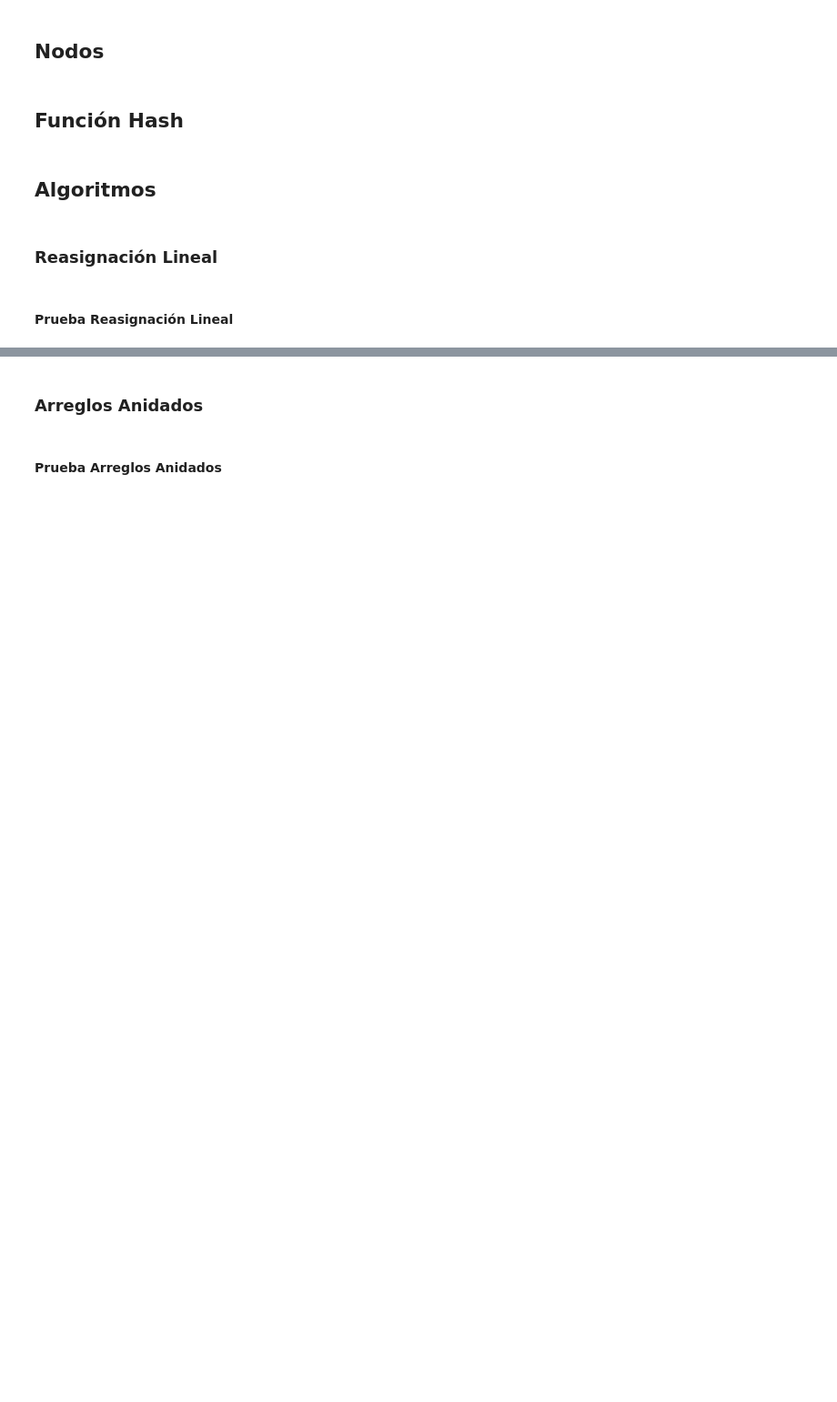
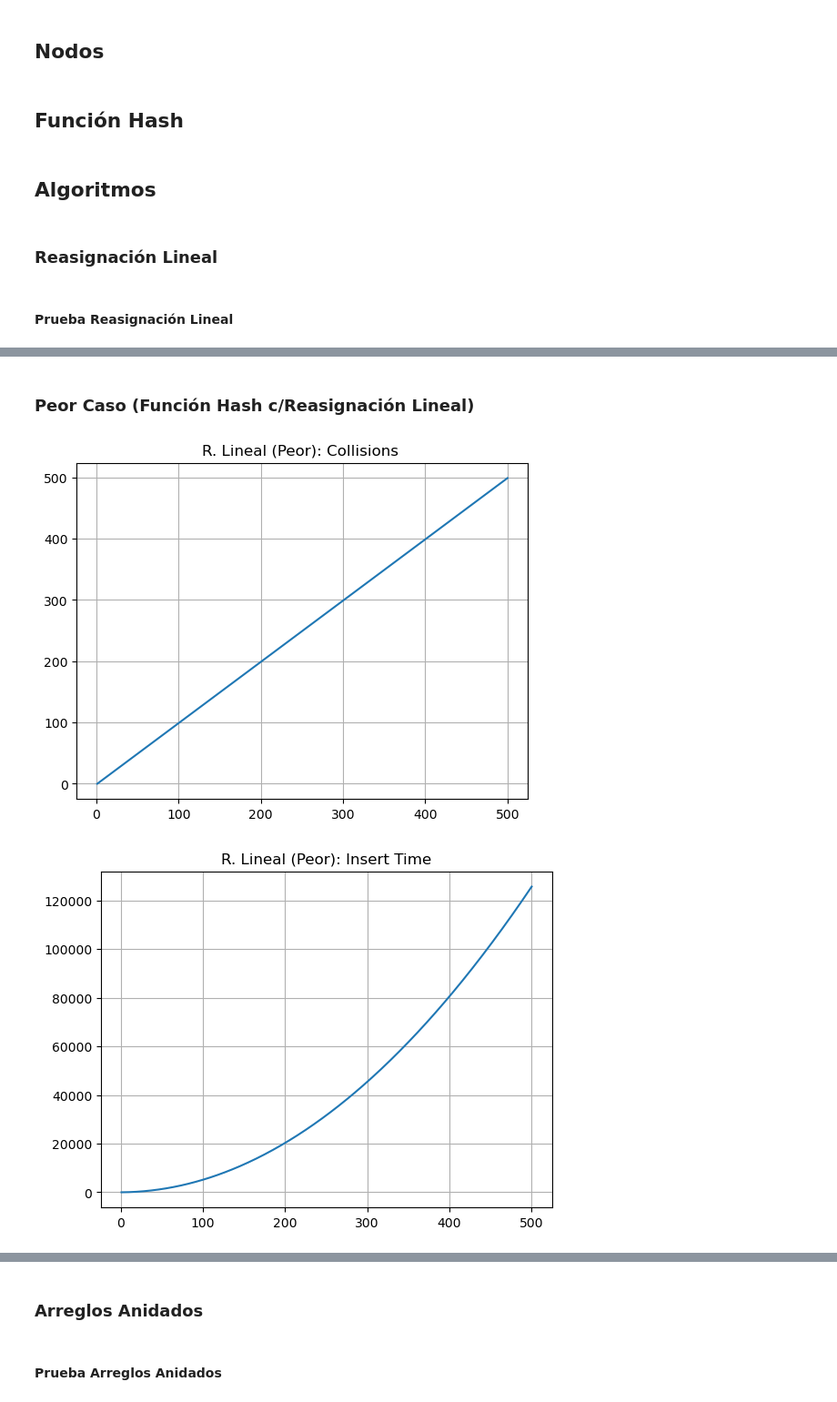
Before and after one commit to amglezb/EDA-II, a Jupyter notebook: GONZALEZ_BARRAGAN-PRACTICA_5/practica5.ipynb, the cells around one changed output, grey strips where cells are left out. Shown at 91% size. Saved outputs shown, nothing was run; the diff lists cells and outputs as text; code cells hidden in the pictures; blank space fills up the shorter version.

```diff
--- a/GONZALEZ_BARRAGAN-PRACTICA_5/practica5.ipynb
+++ b/GONZALEZ_BARRAGAN-PRACTICA_5/practica5.ipynb
@@ -179,0 +195,73 @@ for caso in casos:
+# %% [markdown]
+### **Peor Caso (Función Hash c/Reasignación Lineal)**
+# %%
+MAX = 500
+arr = new_arr("only", MAX, 0) # tipo de arreglo, tamaño, inicio
+aux = []
+
+x = []
+
+y = []
+y_collisions = []
+y_time = []
+y_space = []
+y_time_insert = []
+y_space_insert = []
+y_time_search = []
+y_space_search = []
+
+for j in range (len(arr)):
+    aux.append(arr[j])
+    table = [None] * len(aux)
+
+    i = 0 # - - - - - - - - - - Insertion - - - - - - - - - -
+    collisions = 0
+    time_insert = 0
+    space_insert = 0
+    while i < len(aux):
+        collision, time, space = insert_rea(table, aux[i])
+        collisions += collision
+        time_insert += time
+        space_insert += space
+        i += 1
+
+    key = arr[len(aux) - 1].value # - - - - - - - - - - Search - - - - - - - - - -
+    result, time_search, space_search = search_rea(table, key)
+
+    x.append(len(aux))
+
+    y_collisions.append(collisions)
+
+    y_time_insert.append(time_insert)
+    y_space_insert.append(space_insert)
+
+    y_time_search.append(time_search)
+    y_space_search.append(space_search)
+
+    y_time.append(time_insert + time_search)
+    y_space.append(space_insert + space_search)
+
+casos = [   {"titulo": "R. Lineal (Peor): Collisions ", "datos_y": y_collisions},
+            {"titulo": "R. Lineal (Peor): Insert Time", "datos_y": y_time_insert},
+            {"titulo": "R. Lineal (Peor): Insert Space", "datos_y": y_space_insert},
+            {"titulo": "R. Lineal (Peor): Search Time", "datos_y": y_time_search},
+            {"titulo": "R. Lineal (Peor): Search Space", "datos_y": y_space_search},
+            {"titulo": "R. Lineal (Peor): Total Time (Insert + Search)", "datos_y": y_time},
+            {"titulo": "R. Lineal (Peor): Total Space (Insert + Search)", "datos_y": y_space}  ]
+
+for caso in casos:
+    plt.title(caso["titulo"])
+    plt.plot(x, caso["datos_y"])
+    plt.grid(True)
+    plt.show()
+
+y_coll_peor = y_collisions
+y_time_in_peor = y_time_insert
+y_space_in_peor = y_space_insert
+y_time_se_peor = y_time_search
+y_space_se_peor = y_space_search
+y_time_peor = y_time
+y_space_peor = y_space
+# %% [output]
+[figure, added]
+[figure, added]
```
Also changed, not shown: parts of 23 cells of this notebook, 1 other file.
